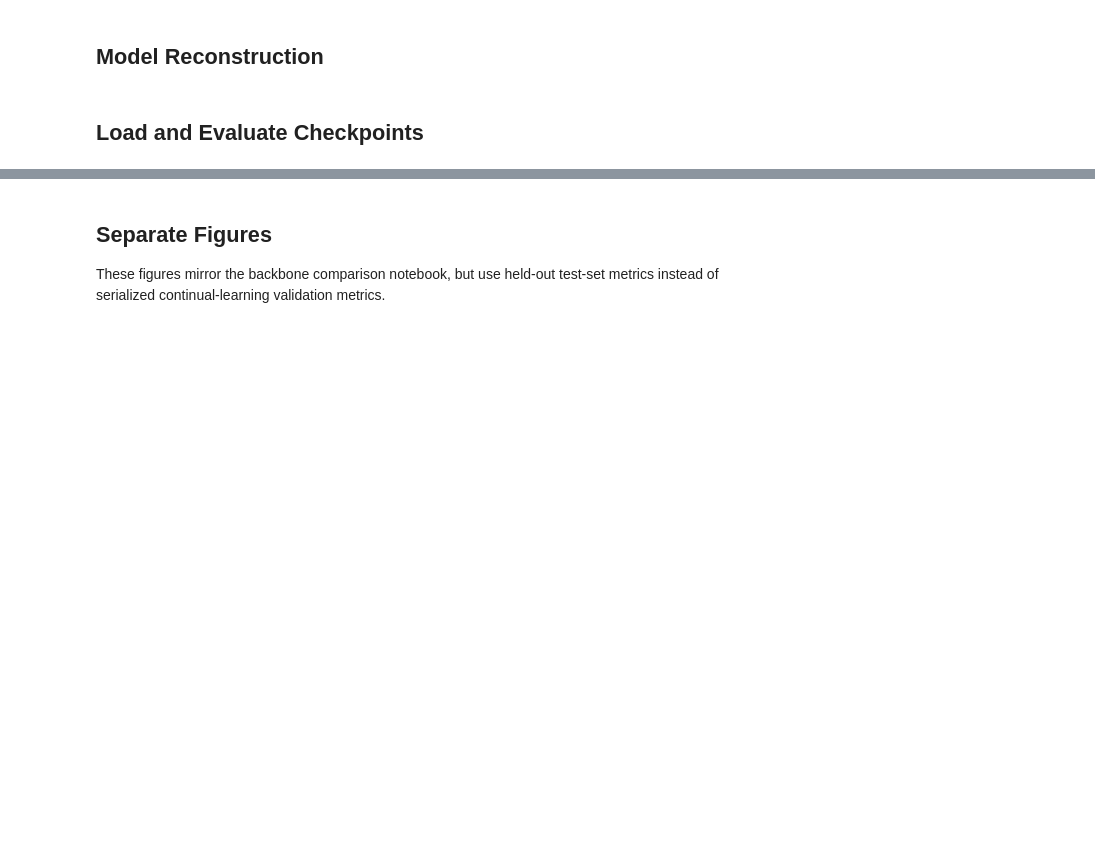
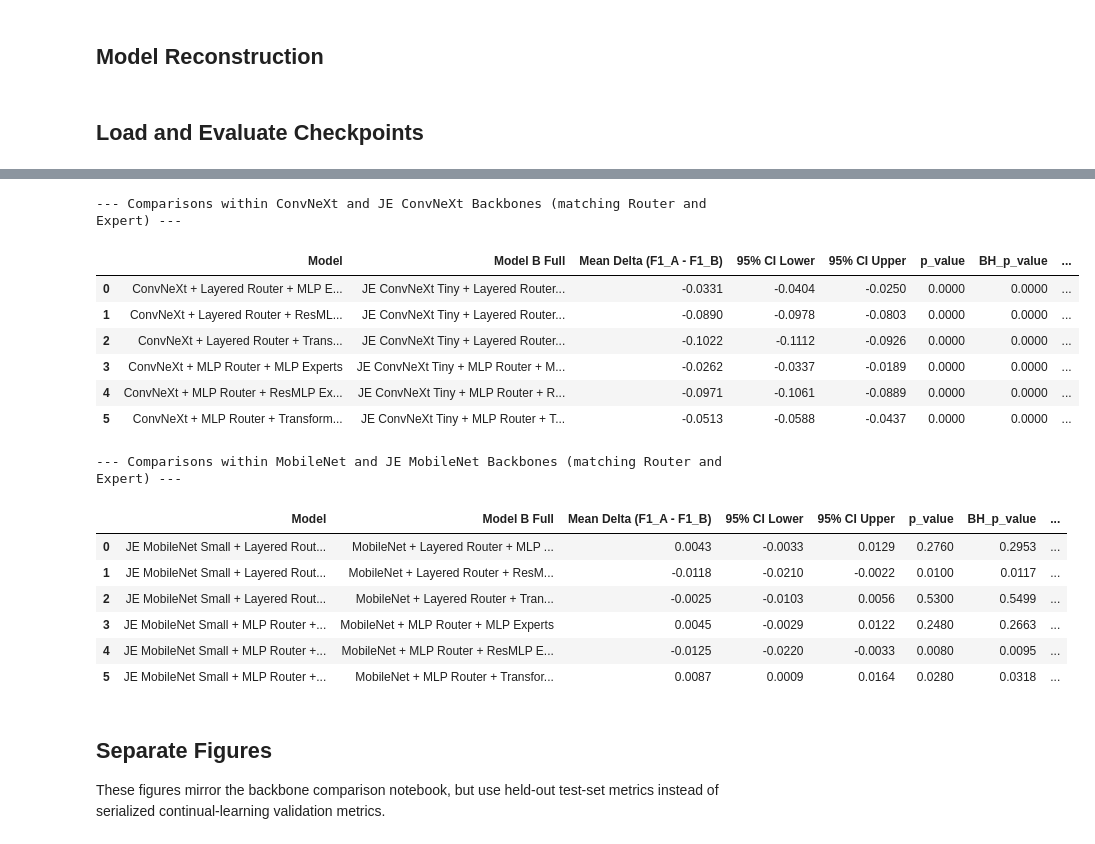
Before and after one commit to ddimpfel/JHU_IS_26, a Jupyter notebook: test_data_validation.ipynb, the cells around one changed output, grey strips where cells are left out. Saved outputs shown, nothing was run; the diff lists cells and outputs as text; code cells hidden in the pictures; blank space fills up the shorter version.

```diff
--- a/test_data_validation.ipynb
+++ b/test_data_validation.ipynb
@@ -940,23 +1125,69 @@ if len(loaded_models) >= 2:
     )
     bootstrap_results_df = pd.DataFrame(bootstrap_results)
     bootstrap_model_performance_df = pd.DataFrame(bootstrap_model_performance)
-
-    if not bootstrap_results_df.empty:
-        display(bootstrap_results_df.style.format({
-            'Mean Delta (F1_A - F1_B)': '{:.4f}',
-            '95% CI Lower': '{:.4f}',
-            '95% CI Upper': '{:.4f}',
-            'p_value': '{:.4f}',
-            'BH_p_value': '{:.4f}',
-        }))
-
-    if not bootstrap_model_performance_df.empty:
-        display(bootstrap_model_performance_df.style.format({
-            'Mean F1': '{:.4f}',
-            'Std F1': '{:.4f}',
-        }))
 else:
     print('At least two models are required to run bootstrap pairwise comparisons.')
+# %%
+if not bootstrap_results_df.empty:
+    # Add model component columns for easier filtering
+    temp_df = add_model_component_columns(bootstrap_results_df.rename(columns={'Model A': 'Model', 'Model B': 'Model B Full'}))
+    temp_df['Generalist A'] = temp_df['Generalist'].map(normalize_backbone_label)
+    temp_df['Generalist B'] = temp_df['Model B Full'].apply(lambda x: normalize_backbone_label(x.split(' + ')[0]))
+
+    # Filter for ConvNeXt group comparisons
+    convnext_comparisons = temp_df[
+        (temp_df['Generalist A'].isin(['ConvNeXt', 'JE ConvNeXt'])) &
+        (temp_df['Generalist B'].isin(['ConvNeXt', 'JE ConvNeXt'])) &
+        (temp_df['Router'] == temp_df['Model B Full'].apply(lambda x: x.split(' + ')[1])) &
+        (temp_df['Expert'] == temp_df['Model B Full'].apply(lambda x: x.split(' + ')[2]))
+    ]
+    convnext_comparisons.reset_index(drop=True, inplace=True)
+
+    # Filter for MobileNet group comparisons
+    mobile_comparisons = temp_df[
+        (temp_df['Generalist A'].isin(['MobileNet', 'JE MobileNet'])) &
+        (temp_df['Generalist B'].isin(['MobileNet', 'JE MobileNet'])) &
+        (temp_df['Router'] == temp_df['Model B Full'].apply(lambda x: x.split(' + ')[1])) &
+        (temp_df['Expert'] == temp_df['Model B Full'].apply(lambda x: x.split(' + ')[2]))
+    ]
+    mobile_comparisons.reset_index(drop=True, inplace=True)
+
+    print("--- Comparisons within ConvNeXt and JE ConvNeXt Backbones (matching Router and Expert) ---")
+    display(convnext_comparisons.style.format({
+        'Mean Delta (F1_A - F1_B)': '{:.4f}',
+        '95% CI Lower': '{:.4f}',
+        '95% CI Upper': '{:.4f}',
+        'p_value': '{:.4f}',
+        'BH_p_value': '{:.4f}',
+    }))
+
+    print("\n--- Comparisons within MobileNet and JE MobileNet Backbones (matching Router and Expert) ---")
+    display(mobile_comparisons.style.format({
+        'Mean Delta (F1_A - F1_B)': '{:.4f}',
+        '95% CI Lower': '{:.4f}',
+        '95% CI Upper': '{:.4f}',
+        'p_value': '{:.4f}',
+        'BH_p_value': '{:.4f}',
+    }))
+else:
+    print("bootstrap_results_df is empty, no comparisons to display.")
+# %% [output]
+--- Comparisons within ConvNeXt and JE ConvNeXt Backbones (matching Router and Expert) ---
+|  | Model | Model B Full | Mean Delta (F1_A - F1_B) | 95% CI Lower | 95% CI Upper | p_value | BH_p_value | ... |
+| 0 | ConvNeXt + Layered Router + MLP E... | JE ConvNeXt Tiny + Layered Router... | -0.0331 | -0.0404 | -0.0250 | 0.0000 | 0.0000 | ... |
+| 1 | ConvNeXt + Layered Router + ResML... | JE ConvNeXt Tiny + Layered Router... | -0.0890 | -0.0978 | -0.0803 | 0.0000 | 0.0000 | ... |
+| 2 | ConvNeXt + Layered Router + Trans... | JE ConvNeXt Tiny + Layered Router... | -0.1022 | -0.1112 | -0.0926 | 0.0000 | 0.0000 | ... |
+| 3 | ConvNeXt + MLP Router + MLP Experts | JE ConvNeXt Tiny + MLP Router + M... | -0.0262 | -0.0337 | -0.0189 | 0.0000 | 0.0000 | ... |
+| 4 | ConvNeXt + MLP Router + ResMLP Ex... | JE ConvNeXt Tiny + MLP Router + R... | -0.0971 | -0.1061 | -0.0889 | 0.0000 | 0.0000 | ... |
+| 5 | ConvNeXt + MLP Router + Transform... | JE ConvNeXt Tiny + MLP Router + T... | -0.0513 | -0.0588 | -0.0437 | 0.0000 | 0.0000 | ... |
+--- Comparisons within MobileNet and JE MobileNet Backbones (matching Router and Expert) ---
+|  | Model | Model B Full | Mean Delta (F1_A - F1_B) | 95% CI Lower | 95% CI Upper | p_value | BH_p_value | ... |
+| 0 | JE MobileNet Small + Layered Rout... | MobileNet + Layered Router + MLP ... | 0.0043 | -0.0033 | 0.0129 | 0.2760 | 0.2953 | ... |
+| 1 | JE MobileNet Small + Layered Rout... | MobileNet + Layered Router + ResM... | -0.0118 | -0.0210 | -0.0022 | 0.0100 | 0.0117 | ... |
+| 2 | JE MobileNet Small + Layered Rout... | MobileNet + Layered Router + Tran... | -0.0025 | -0.0103 | 0.0056 | 0.5300 | 0.5499 | ... |
+| 3 | JE MobileNet Small + MLP Router +... | MobileNet + MLP Router + MLP Experts | 0.0045 | -0.0029 | 0.0122 | 0.2480 | 0.2663 | ... |
+| 4 | JE MobileNet Small + MLP Router +... | MobileNet + MLP Router + ResMLP E... | -0.0125 | -0.0220 | -0.0033 | 0.0080 | 0.0095 | ... |
+| 5 | JE MobileNet Small + MLP Router +... | MobileNet + MLP Router + Transfor... | 0.0087 | 0.0009 | 0.0164 | 0.0280 | 0.0318 | ... |
 # %% [markdown]
 ## Separate Figures
 
```
Also changed, not shown: parts of 18 cells of this notebook, 2 other files.
